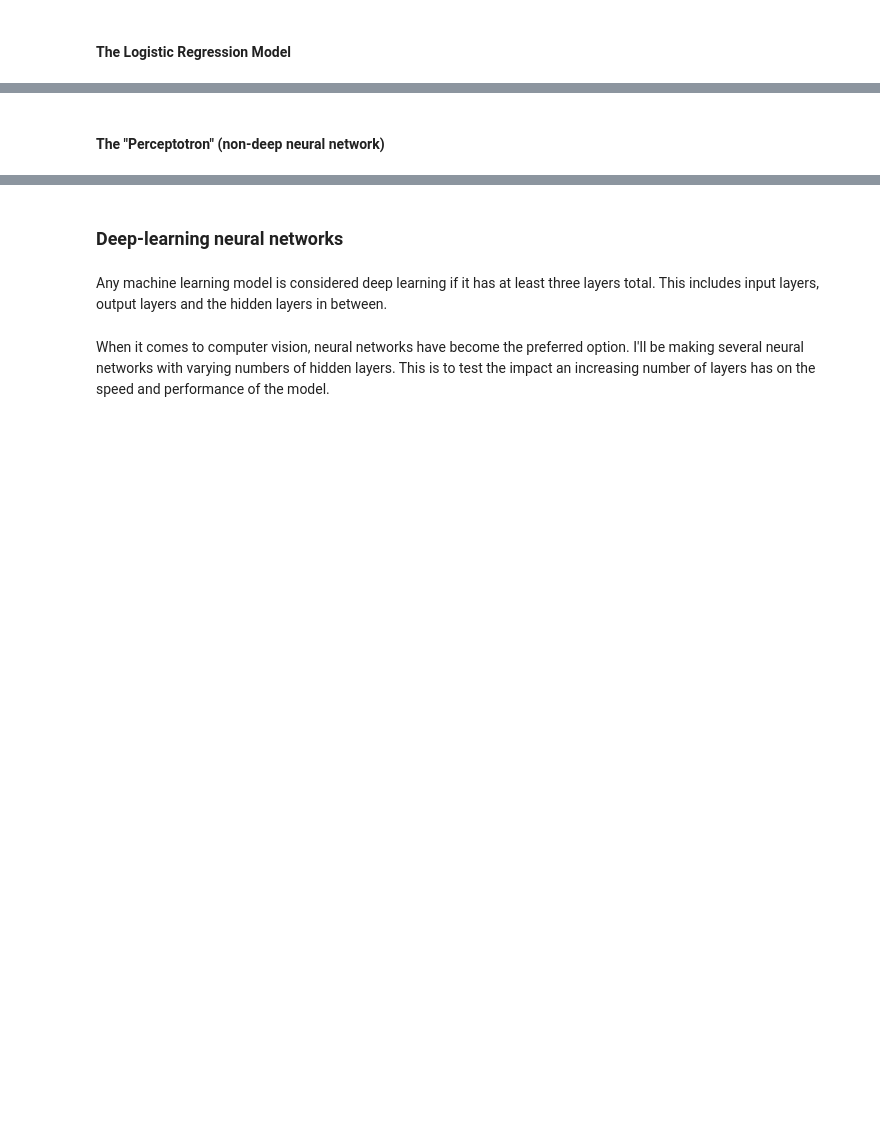
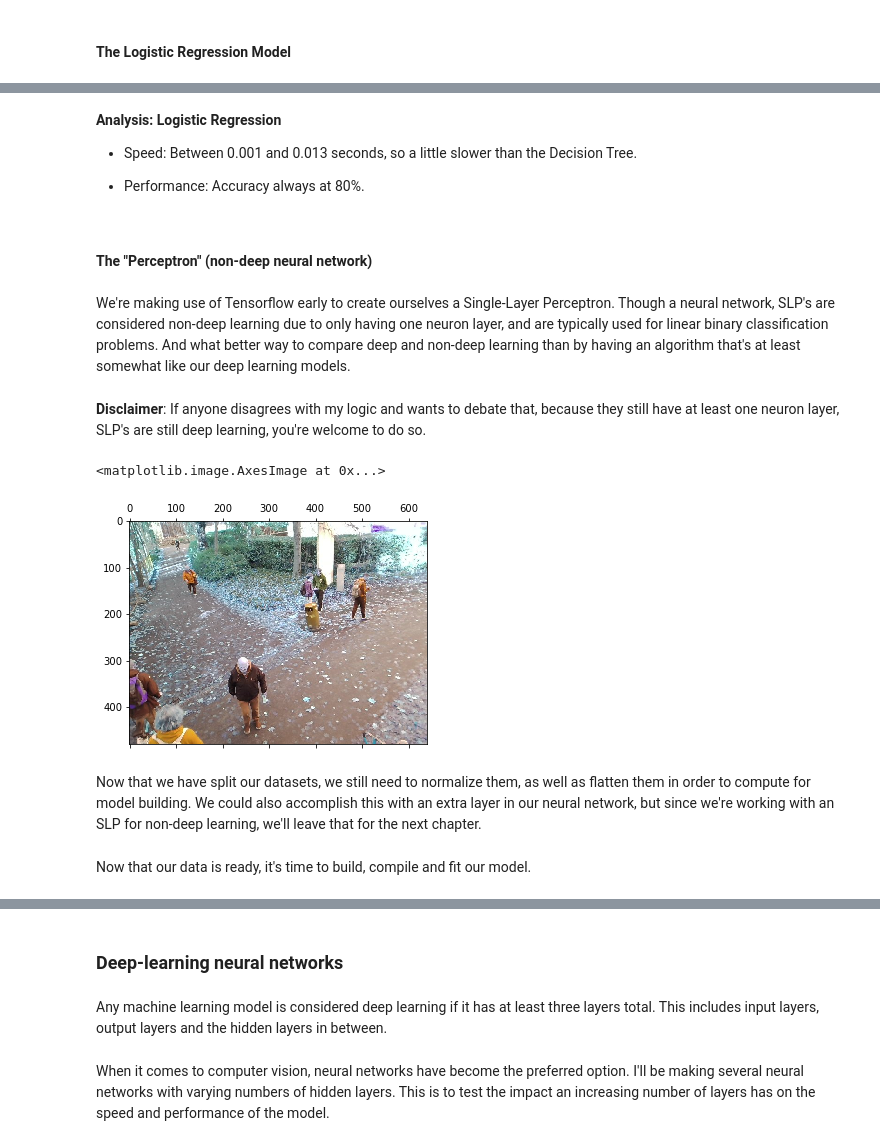
Before and after one commit to Omar-aiy/AI-Neural-Network-Assignment, a Jupyter notebook: Medium-DetailedComparisonDeepNonDeepLearning/comparison-deep-vs-nondeep-learning.ipynb, the cells around one changed output, grey strips where cells are left out. Drawn from its saved outputs; the diff is of its cells as text; code cells hidden in the pictures; blank space fills up the shorter version.

Commit message:
Deep vs Non-Deep heeft nog een laatste review nodig, want weet zeker dat ik iets verkeerd doe

```diff
--- a/Medium-DetailedComparisonDeepNonDeepLearning/comparison-deep-vs-nondeep-learning.ipynb
+++ b/Medium-DetailedComparisonDeepNonDeepLearning/comparison-deep-vs-nondeep-learning.ipynb
@@ -382,2 +176,28 @@ log_reg.score(X_test, y_test)
+# %% [markdown]
+**Analysis: Logistic Regression**
+
+* Speed: Between 0.001 and 0.013 seconds, so a little slower than the Decision Tree.
+
+* Performance: Accuracy always at 80%.
 # %% [markdown]
-#### The "Perceptotron" (non-deep neural network)
+#### The "Perceptron" (non-deep neural network)
+# %% [markdown]
+We're making use of Tensorflow early to create ourselves a Single-Layer Perceptron. Though a neural network, SLP's are considered non-deep learning due to only having one neuron layer, and are typically used for linear binary classification problems. And what better way to compare deep and non-deep learning than by having an algorithm that's at least somewhat like our deep learning models.
+# %% [markdown]
+**Disclaimer**: If anyone disagrees with my logic and wants to debate that, because they still have at least one neuron layer, SLP's are still deep learning, you're welcome to do so.
+# %%
+# Defining the input features
+sample = os.listdir("data/images/3 De nayer (Loop piste)/partition 1")
+sample = data.loc[data["image"].isin(sample)].head(50)
+
+X = np.array([cv.imread("/".join(['data','images','3 De nayer (Loop piste)','partition 1',img])) for img in sample["image"]])
+Y = np.array(sample["choice"])
+
+X_train, X_test, Y_train, Y_test = train_test_split(X, Y, test_size=0.4, random_state=0)
+# %%
+plt.matshow(X_train[0])
+# %% [output]
+<matplotlib.image.AxesImage at 0x...>
+[figure, added]
+# %% [markdown]
+Now that we have split our datasets, we still need to normalize them, as well as flatten them in order to compute for model building. We could also accomplish this with an extra layer in our neural network, but since we're working with an SLP for non-deep learning, we'll leave that for the next chapter.
@@ -383,0 +210,2 @@ log_reg.score(X_test, y_test)
+# %% [markdown]
+Now that our data is ready, it's time to build, compile and fit our model.
```
Also changed, not shown: parts of 57 cells of this notebook, 1 other file.
